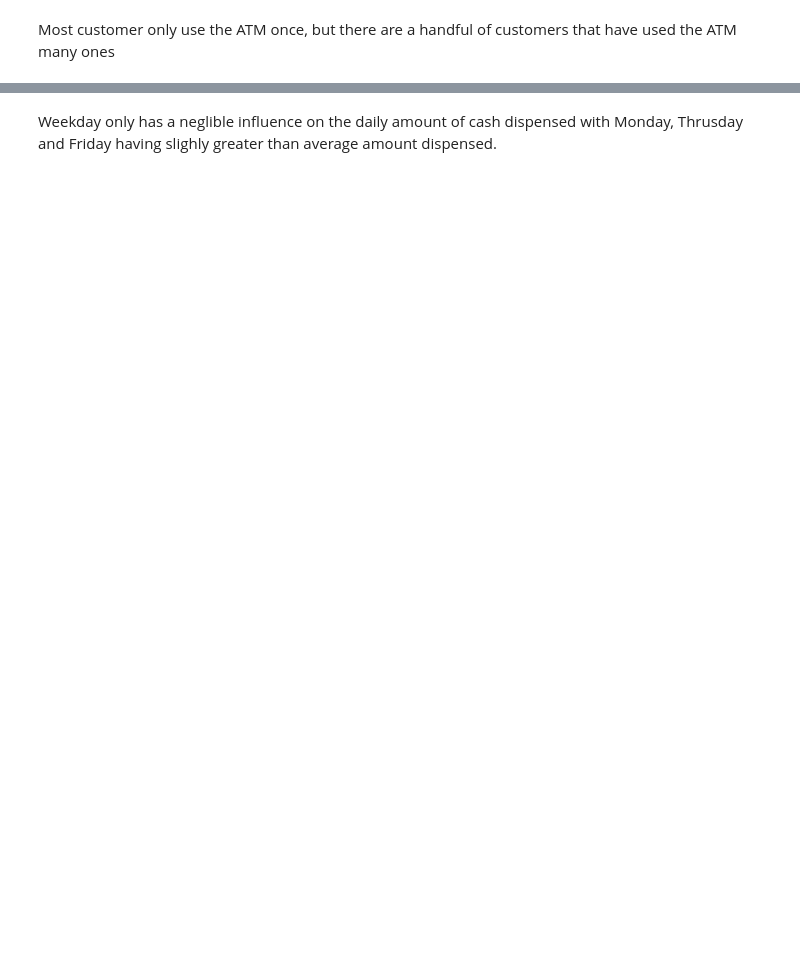
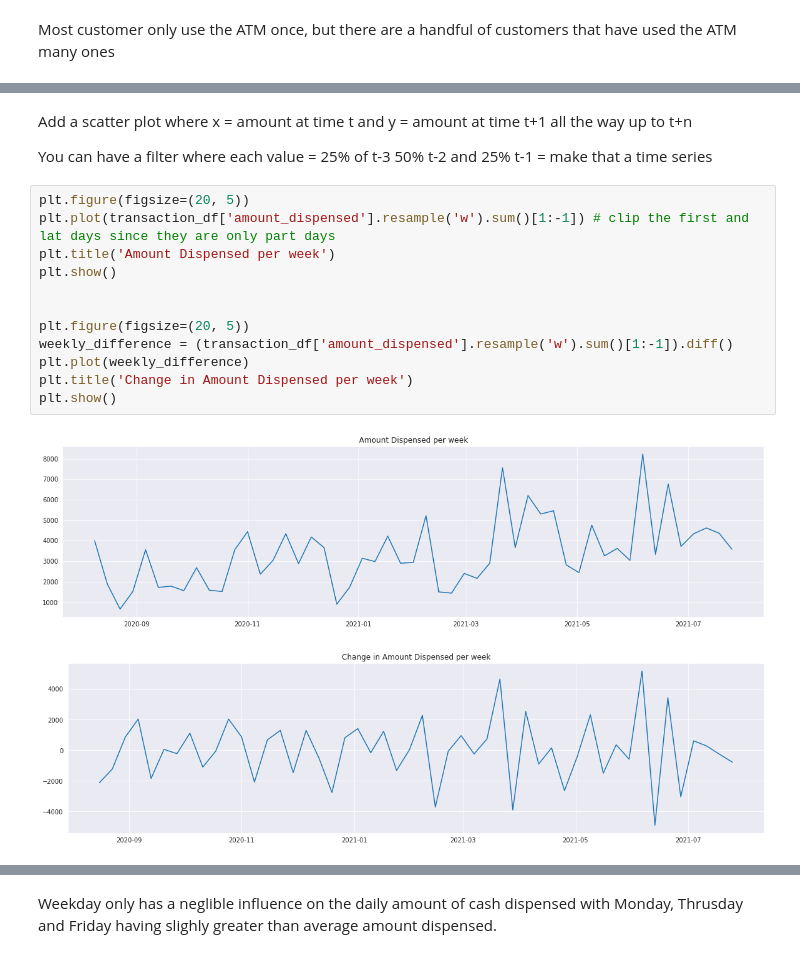
Before and after one commit to parkerburchett/Public-ATM, a Jupyter notebook: Exploratory Data Analysis.ipynb, the cells around one changed output, grey strips where cells are left out. Cells and saved outputs as stored; diff of their text form; blank space fills up the shorter version.

```diff
--- a/Exploratory Data Analysis.ipynb
+++ b/Exploratory Data Analysis.ipynb
@@ -128,2 +109,22 @@ plt.show()
+# %% [markdown]
+Add a scatter plot where x = amount at time t and y = amount at time t+1 all the way up to t+n
+
+
+You can have a filter where each value = 25% of t-3 50% t-2 and 25% t-1 = make that a time series
+# %%
+plt.figure(figsize=(20, 5))
+plt.plot(transaction_df['amount_dispensed'].resample('w').sum()[1:-1]) # clip the first and lat days since they are only part days
+plt.title('Amount Dispensed per week')
+plt.show()
+
+
+plt.figure(figsize=(20, 5))
+weekly_difference = (transaction_df['amount_dispensed'].resample('w').sum()[1:-1]).diff()
+plt.plot(weekly_difference)
+plt.title('Change in Amount Dispensed per week')
+plt.show()
+# %% [output]
+[figure, added]
+[figure, added]
 # %%
 plt.figure(figsize=(20, 5))
```
Also changed, not shown: parts of 27 cells of this notebook.
